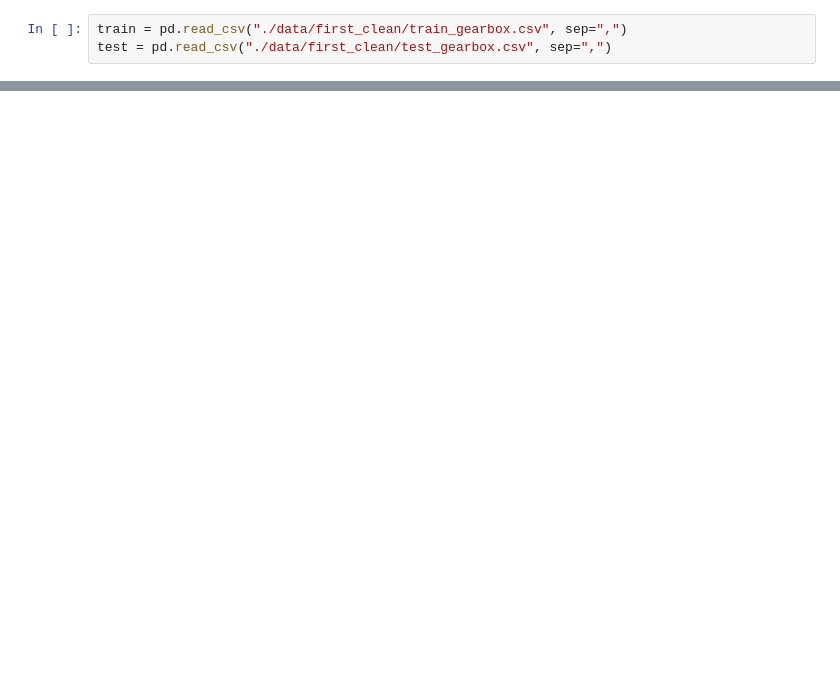
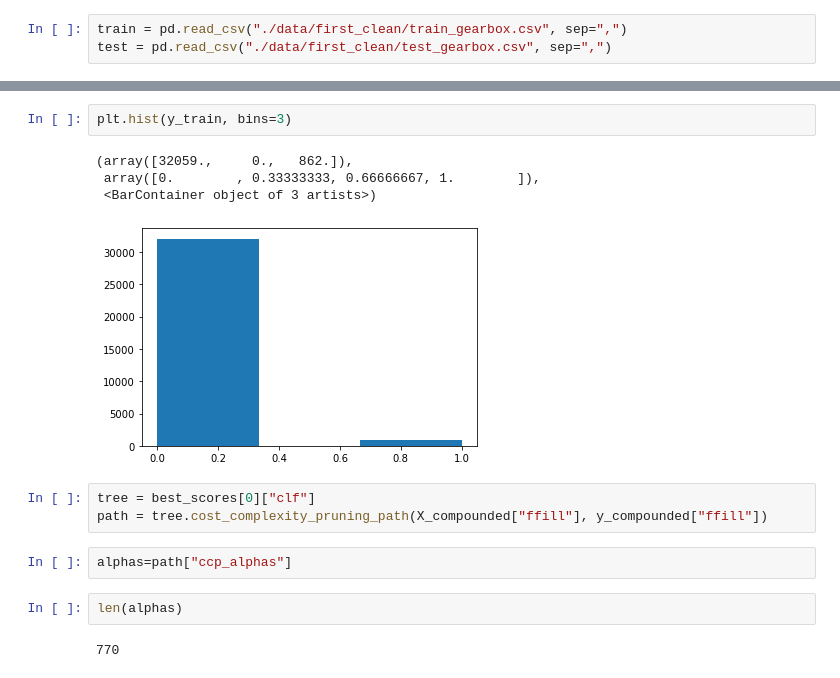
Before and after one commit to Bizis-Thowl/XAI_wind_turbines, a Jupyter notebook: Auto Data Preparation.ipynb, the cells around one changed output, grey strips where cells are left out. Drawn from its saved outputs; the diff is of its cells as text; blank space fills up the shorter version.

```diff
--- a/Auto Data Preparation.ipynb
+++ b/Auto Data Preparation.ipynb
@@ -93,0 +170,16 @@ plt.hist(y_pred)
+# %%
+plt.hist(y_train, bins=3)
+# %% [output]
+(array([32059.,     0.,   862.]),
+ array([0.        , 0.33333333, 0.66666667, 1.        ]),
+ <BarContainer object of 3 artists>)
+[figure, added]
+# %%
+tree = best_scores[0]["clf"]
+path = tree.cost_complexity_pruning_path(X_compounded["ffill"], y_compounded["ffill"])
+# %%
+alphas=path["ccp_alphas"]
+# %%
+len(alphas)
+# %% [output]
+770
```
Also changed, not shown: parts of 14 cells of this notebook, 6 other files.
